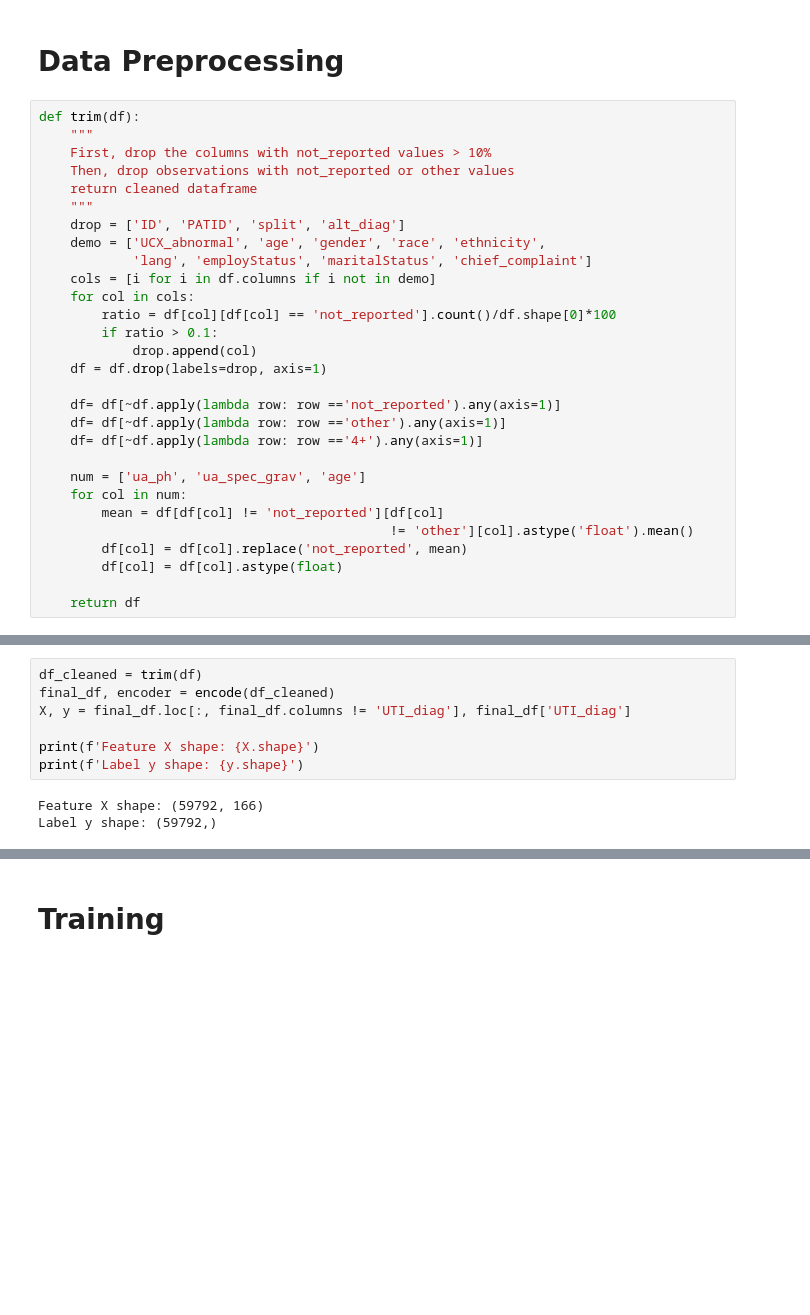
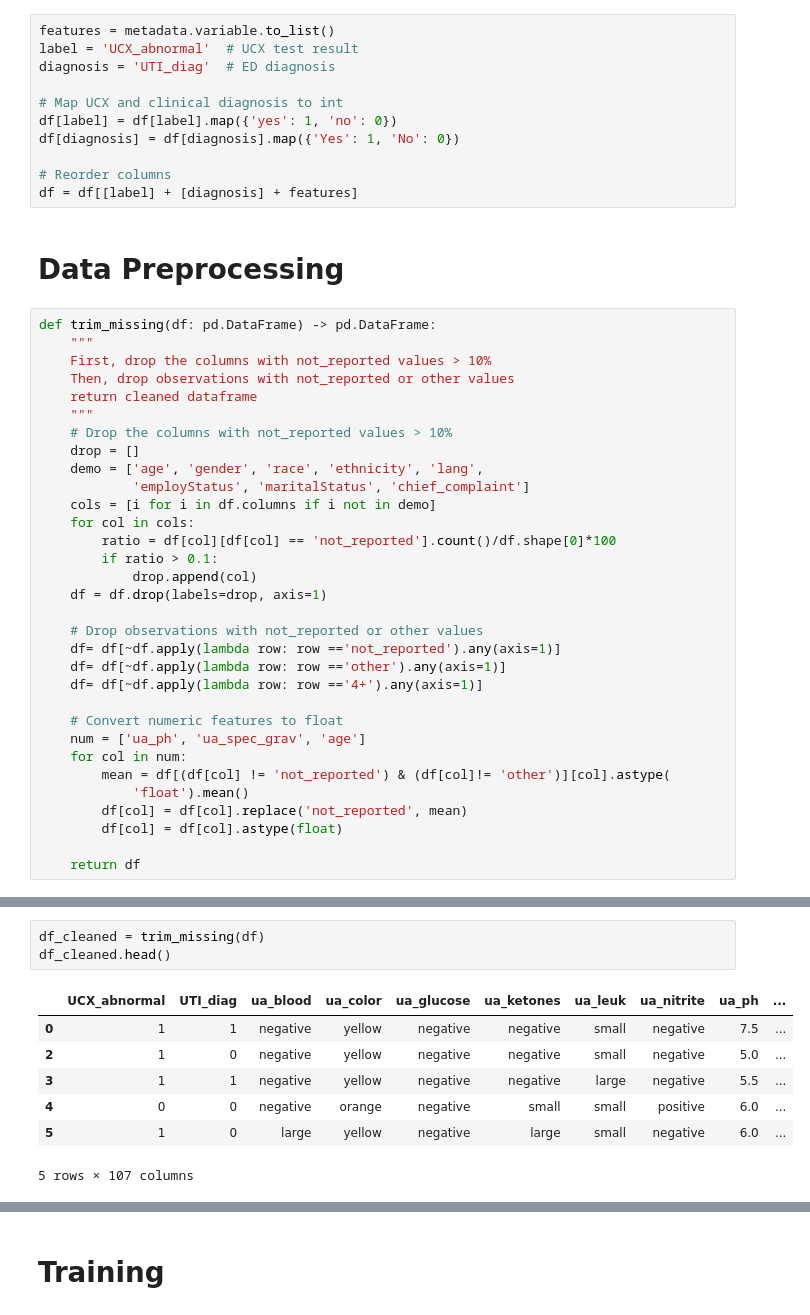
Before and after one commit to seanxuxx/uti-ed-prediction, a Jupyter notebook: pipeline.ipynb, the cells around one changed output, grey strips where cells are left out. Drawn from its saved outputs; the diff is of its cells as text; blank space fills up the shorter version.

Commit message:
fix: data preprocessing

```diff
--- a/pipeline.ipynb
+++ b/pipeline.ipynb
@@ -25,18 +23,30 @@ metadata_filename = os.path.join(os.getcwd(), 'data', 'metadata.csv')
 # %%
 df = pd.read_csv(data_filename)
 metadata = pd.read_csv(metadata_filename)
+# %%
+features = metadata.variable.to_list()
+label = 'UCX_abnormal'  # UCX test result
+diagnosis = 'UTI_diag'  # ED diagnosis
+
+# Map UCX and clinical diagnosis to int
+df[label] = df[label].map({'yes': 1, 'no': 0})
+df[diagnosis] = df[diagnosis].map({'Yes': 1, 'No': 0})
+
+# Reorder columns
+df = df[[label] + [diagnosis] + features]
 # %% [markdown]
 # Data Preprocessing
 # %%
-def trim(df):
+def trim_missing(df: pd.DataFrame) -> pd.DataFrame:
     """
     First, drop the columns with not_reported values > 10%
     Then, drop observations with not_reported or other values
     return cleaned dataframe
     """
-    drop = ['ID', 'PATID', 'split', 'alt_diag']
-    demo = ['UCX_abnormal', 'age', 'gender', 'race', 'ethnicity',
-            'lang', 'employStatus', 'maritalStatus', 'chief_complaint']
+    # Drop the columns with not_reported values > 10%
+    drop = []
+    demo = ['age', 'gender', 'race', 'ethnicity', 'lang',
+            'employStatus', 'maritalStatus', 'chief_complaint']
     cols = [i for i in df.columns if i not in demo]
     for col in cols:
         ratio = df[col][df[col] == 'not_reported'].count()/df.shape[0]*100
@@ -44,14 +54,16 @@ def trim(df):
             drop.append(col)
     df = df.drop(labels=drop, axis=1)
 
+    # Drop observations with not_reported or other values
     df= df[~df.apply(lambda row: row =='not_reported').any(axis=1)]
     df= df[~df.apply(lambda row: row =='other').any(axis=1)]
     df= df[~df.apply(lambda row: row =='4+').any(axis=1)]
 
+    # Convert numeric features to float
     num = ['ua_ph', 'ua_spec_grav', 'age']
     for col in num:
-        mean = df[df[col] != 'not_reported'][df[col]
-                                             != 'other'][col].astype('float').mean()
+        mean = df[(df[col] != 'not_reported') & (df[col]!= 'other')][col].astype(
+            'float').mean()
         df[col] = df[col].replace('not_reported', mean)
         df[col] = df[col].astype(float)
 
@@ -91,13 +103,14 @@ def encode(df):
     df_final = pd.concat([df[other], df_transformed], axis=1)
 
     return df_final, preprocessor
-# %%
-df_cleaned = trim(df)
-final_df, encoder = encode(df_cleaned)
-X, y = final_df.loc[:, final_df.columns != 'UTI_diag'], final_df['UTI_diag']
-
-print(f'Feature X shape: {X.shape}')
-print(f'Label y shape: {y.shape}')
-# %% [output]
-Feature X shape: (59792, 166)
-Label y shape: (59792,)
+# %%
+df_cleaned = trim_missing(df)
+df_cleaned.head()
+# %% [output]
+|  | UCX_abnormal | UTI_diag | ua_blood | ua_color | ua_glucose | ua_ketones | ua_leuk | ua_nitrite | ua_ph | ... |
+| 0 | 1 | 1 | negative | yellow | negative | negative | small | negative | 7.5 | ... |
+| 2 | 1 | 0 | negative | yellow | negative | negative | small | negative | 5.0 | ... |
+| 3 | 1 | 1 | negative | yellow | negative | negative | large | negative | 5.5 | ... |
+| 4 | 0 | 0 | negative | orange | negative | small | small | positive | 6.0 | ... |
+| 5 | 1 | 0 | large | yellow | negative | large | small | negative | 6.0 | ... |
+5 rows × 107 columns
```
Also changed, not shown: parts of 25 cells of this notebook.
